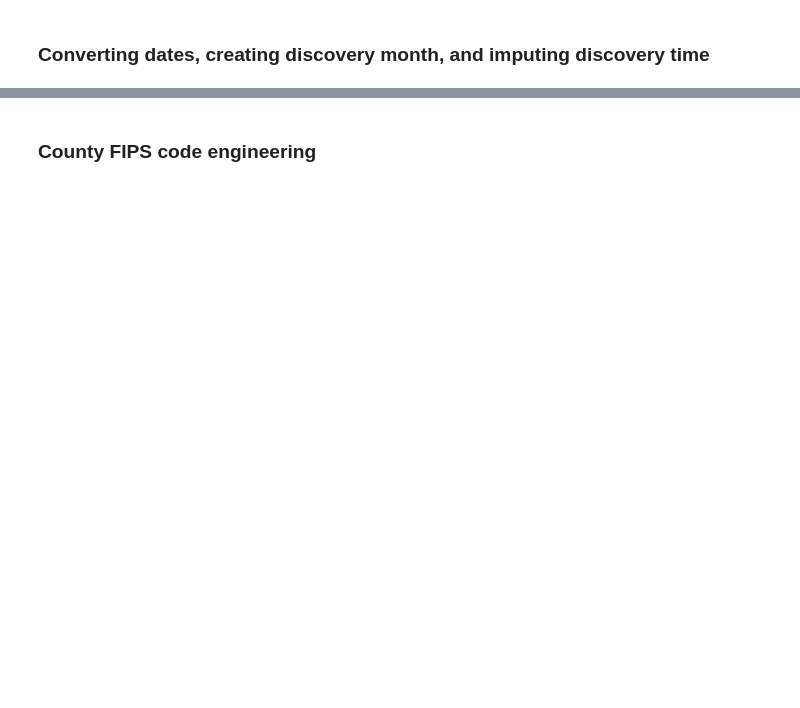
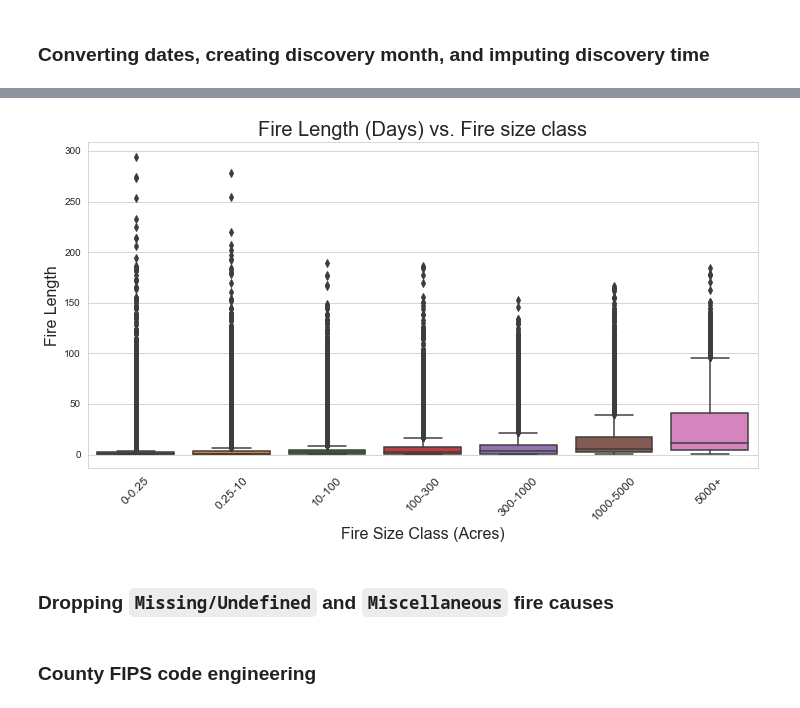
Before and after one commit to mkfrancsis/forest_fire_cause_prediction, a Jupyter notebook: ForestFires_Final.ipynb, the cells around one changed output, grey strips where cells are left out. Saved outputs shown, nothing was run; the diff lists cells and outputs as text; code cells hidden in the pictures; blank space fills up the shorter version.

```diff
--- a/ForestFires_Final.ipynb
+++ b/ForestFires_Final.ipynb
@@ -125,5 +229,20 @@ fireclassD_length = pd.to_timedelta(length_fireclass_mean[3], unit='D')
 fireclassE_length = pd.to_timedelta(length_fireclass_mean[4], unit='D')
 fireclassF_length = pd.to_timedelta(length_fireclass_mean[5], unit='D')
 fireclassG_length = pd.to_timedelta(length_fireclass_mean[6], unit='D')
+# %%
+# Plot to show the imputation relationship between fire size and fire length
+plt.figure(figsize=(12,6))
+sns.boxplot(data=fire_dates, x='FIRE_SIZE_CLASS', y='Fire_length',
+            order=['A', 'B', 'C', 'D', 'E', 'F', 'G'])
+plt.title('Fire Length (Days) vs. Fire size class', size=20)
+plt.xlabel('Fire Size Class (Acres)', size=16)
+plt.xticks([x for x in range(7)],
+           ['0-0.25', '0.25-10', '10-100', '100-300', '300-1000', '1000-5000', '5000+'],
+           rotation=45,
+           size=12)
+plt.ylabel('Fire Length', size=16)
+plt.show()
+# %% [output]
+[figure, added]
 # %%
 def fireMeanLength(x):
@@ -157,6 +277,8 @@ df['FIRE_LENGTH'] = df['CONT_GREG_DATE'] - df['DISC_GREG_DATE']
 
 # Changing the dtype of Fire_length to integer
 df['FIRE_LENGTH'] = df['FIRE_LENGTH'].dt.days
+# %% [markdown]
+### Dropping `Missing/Undefined` and `Miscellaneous` fire causes
 # %%
 # Dropping the Missing and Miscellaneous fire causes
 df = df[~df['STAT_CAUSE_DESCR'].isin(['Miscellaneous', 'Missing/Undefined'])]
```
Also changed, not shown: parts of 89 cells of this notebook.
